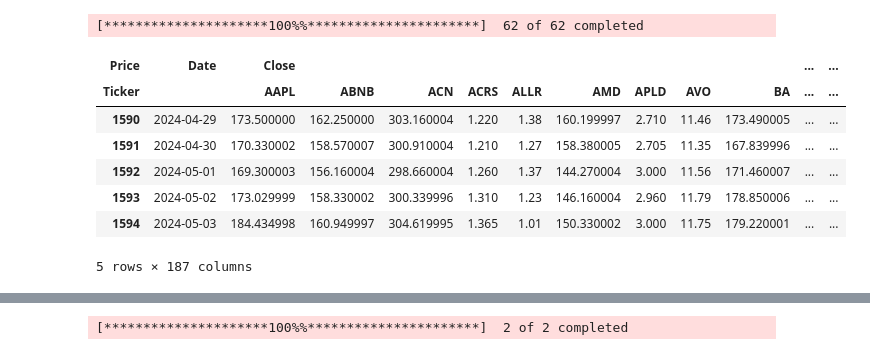
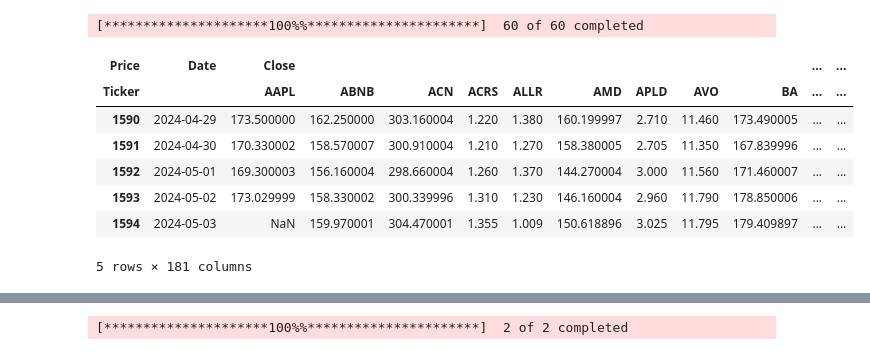
Before and after one commit to mburley127/TradingIndicators, a Jupyter notebook: IndicatorAnalysis/CCI.ipynb, the cells around one changed output, grey strips where cells are left out. Cells and saved outputs as stored; diff of their text form; code cells hidden in the pictures.

```diff
--- a/IndicatorAnalysis/CCI.ipynb
+++ b/IndicatorAnalysis/CCI.ipynb
@@ -11,19 +11,19 @@ from FilterFunctions import cci_rsi_filter_indicators
 # %%
 ### Load in Stock Data
-tickers = ['CELH', 'LI', 'AMD', 'TSM', 'BA', 'PFE', 'STT', 'MSAI', 'WNS', 'TSLA', 'TNON', 'BTDR', 'RRGB', 'AVO', 'JPM', 'EL', 'CRDO', 'VC', 'BLK', 'APLD', 'LCID', 'ORCL', 'RIVN', 'RUN', 'QS', 'GME', 'CISS', 'ALLR', 'SCHW', 'TMO', 'ZM', 'NMRK', 'HD', 'PYPL', 'IBM', 'BABA', 'PINS', 'SPOT', 'XOM', 'CRSR', 'LMND', 'SE', 'JNJ', 'EXC', 'ABNB', 'ETSY', 'CVX', 'ACN', 'SNAP', 'NIO', 'SBUX', 'AAPL', 'MRO', 'CSCO', 'UPST', 'CRM', 'NKE', 'LYV', 'TDOC', 'ACRS', 'MCD', 'KO']
+tickers = ['CELH', 'LI', 'AMD', 'TSM', 'BA', 'PFE', 'STT', 'MSAI', 'WNS', 'TSLA', 'TNON', 'BTDR', 'RRGB', 'AVO', 'JPM', 'EL', 'CRDO', 'VC', 'BLK', 'APLD', 'LCID', 'ORCL', 'RUN', 'QS', 'CISS', 'ALLR', 'SCHW', 'TMO', 'ZM', 'NMRK', 'HD', 'PYPL', 'IBM', 'BABA', 'PINS', 'SPOT', 'XOM', 'CRSR', 'LMND', 'SE', 'JNJ', 'EXC', 'ABNB', 'ETSY', 'CVX', 'ACN', 'SNAP', 'NIO', 'SBUX', 'AAPL', 'MRO', 'CSCO', 'UPST', 'CRM', 'NKE', 'LYV', 'TDOC', 'ACRS', 'MCD', 'KO']
 start_date = '2018-01-01'
 stock_data = import_stock_data(tickers, start_date)
 stock_data.tail(5)
 # %% [output]
-[*********************100%%**********************]  62 of 62 completed
+[*********************100%%**********************]  60 of 60 completed
 | Price | Date | Close |  |  |  |  |  |  |  |  | ... | ... |
 | Ticker |  | AAPL | ABNB | ACN | ACRS | ALLR | AMD | APLD | AVO | BA | ... | ... |
-| 1590 | 2024-04-29 | 173.500000 | 162.250000 | 303.160004 | 1.220 | 1.38 | 160.199997 | 2.710 | 11.46 | 173.490005 | ... | ... |
-| 1591 | 2024-04-30 | 170.330002 | 158.570007 | 300.910004 | 1.210 | 1.27 | 158.380005 | 2.705 | 11.35 | 167.839996 | ... | ... |
-| 1592 | 2024-05-01 | 169.300003 | 156.160004 | 298.660004 | 1.260 | 1.37 | 144.270004 | 3.000 | 11.56 | 171.460007 | ... | ... |
-| 1593 | 2024-05-02 | 173.029999 | 158.330002 | 300.339996 | 1.310 | 1.23 | 146.160004 | 2.960 | 11.79 | 178.850006 | ... | ... |
-| 1594 | 2024-05-03 | 184.434998 | 160.949997 | 304.619995 | 1.365 | 1.01 | 150.330002 | 3.000 | 11.75 | 179.220001 | ... | ... |
+| 1590 | 2024-04-29 | 173.500000 | 162.250000 | 303.160004 | 1.220 | 1.380 | 160.199997 | 2.710 | 11.460 | 173.490005 | ... | ... |
+| 1591 | 2024-04-30 | 170.330002 | 158.570007 | 300.910004 | 1.210 | 1.270 | 158.380005 | 2.705 | 11.350 | 167.839996 | ... | ... |
+| 1592 | 2024-05-01 | 169.300003 | 156.160004 | 298.660004 | 1.260 | 1.370 | 144.270004 | 3.000 | 11.560 | 171.460007 | ... | ... |
+| 1593 | 2024-05-02 | 173.029999 | 158.330002 | 300.339996 | 1.310 | 1.230 | 146.160004 | 2.960 | 11.790 | 178.850006 | ... | ... |
+| 1594 | 2024-05-03 | NaN | 159.970001 | 304.470001 | 1.355 | 1.009 | 150.618896 | 3.025 | 11.795 | 179.409897 | ... | ... |
-5 rows × 187 columns
+5 rows × 181 columns
 # %%
 ### Function to Calculate CCI
 cci_df, cci_vals = calculate_cci(stock_data, window = 14)
```
Also changed, not shown: parts of 3 cells of this notebook, 3 other files.
